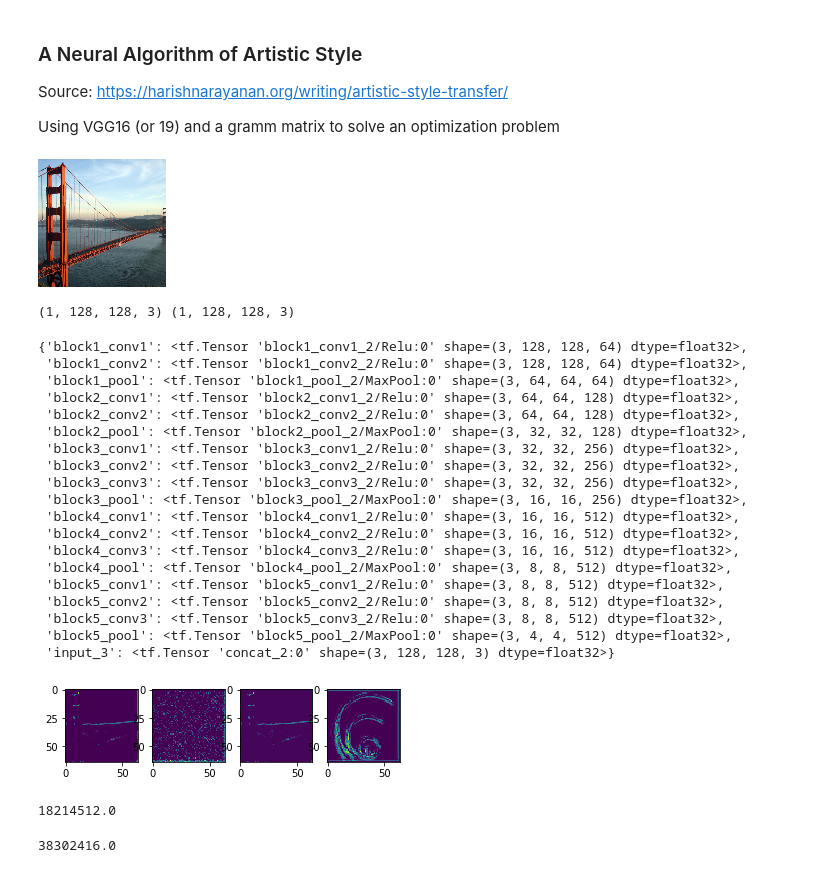
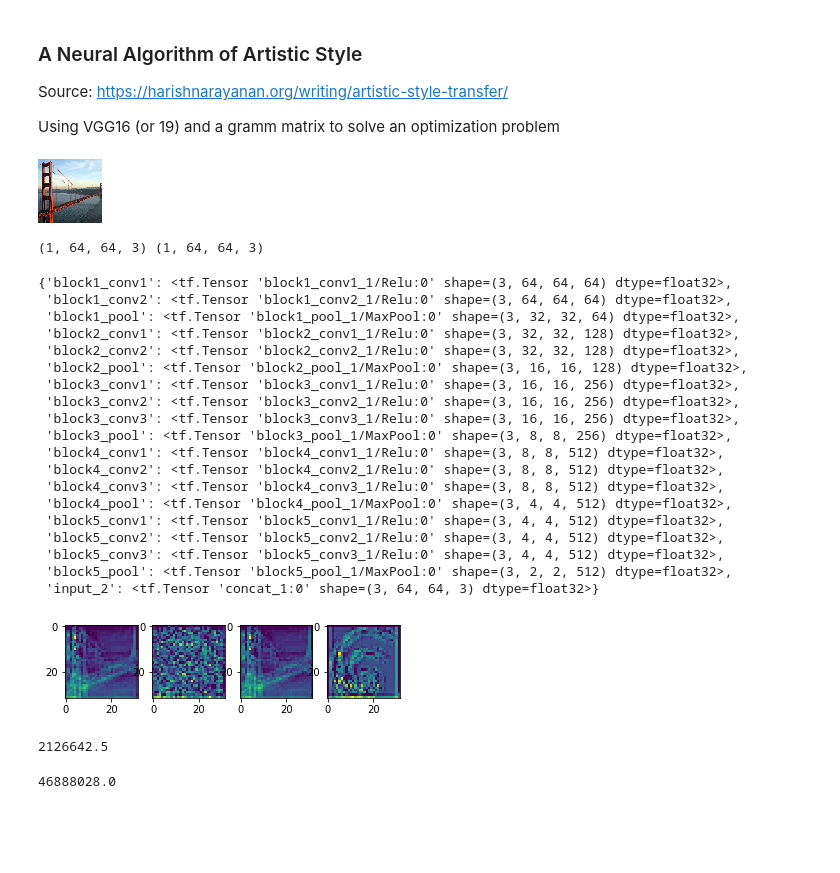
Before and after one commit to mariaicarrasco/style_transfer_2018, a Jupyter notebook: Style transfer methods - copia.ipynb, the cells around one changed output. Saved outputs shown, nothing was run; the diff lists cells and outputs as text; code cells hidden in the pictures; blank space fills up the shorter version.

```diff
--- a/Style transfer methods - copia.ipynb
+++ b/Style transfer methods - copia.ipynb
@@ -13,14 +13,14 @@ from PIL import Image
 import matplotlib.pyplot as plt
 %matplotlib inline
 # %%
-image_size = 128
+image_size = 64
 images_path = "E:/UdeC/S1 2018/ML/Style Transfer"
 # Load a content image
 content_image = Image.open(images_path+"/content_images/05.jpg").resize((image_size, image_size))
 style_image = Image.open(images_path+"/style_images/09.jpg").resize((image_size, image_size))
 content_image # Resize just to see it at a smaller size
 # %% [output]
-[figure, old version]
+[figure, new version]
 # %%
 # Transforming into numeric information
 content_array = np.asarray(content_image, dtype='float32')
@@ -43,7 +43,7 @@ style_array = style_array[:,:,:,::-1]
 
 print(content_array.shape, style_array.shape)
 # %% [output]
-(1, 128, 128, 3) (1, 128, 128, 3)
+(1, 64, 64, 3) (1, 64, 64, 3)
 # %%
 #Defining our loss functions
 def content_loss(content, combination):
@@ -75,25 +75,25 @@ vgg = tf.keras.applications.VGG16(include_top = False, weights = "imagenet", inp
 layers = dict([(layer.name, layer.output) for layer in vgg.layers])
 layers
 # %% [output]
-{'block1_conv1': <tf.Tensor 'block1_conv1_2/Relu:0' shape=(3, 128, 128, 64) dtype=float32>,
- 'block1_conv2': <tf.Tensor 'block1_conv2_2/Relu:0' shape=(3, 128, 128, 64) dtype=float32>,
- 'block1_pool': <tf.Tensor 'block1_pool_2/MaxPool:0' shape=(3, 64, 64, 64) dtype=float32>,
- 'block2_conv1': <tf.Tensor 'block2_conv1_2/Relu:0' shape=(3, 64, 64, 128) dtype=float32>,
- 'block2_conv2': <tf.Tensor 'block2_conv2_2/Relu:0' shape=(3, 64, 64, 128) dtype=float32>,
- 'block2_pool': <tf.Tensor 'block2_pool_2/MaxPool:0' shape=(3, 32, 32, 128) dtype=float32>,
- 'block3_conv1': <tf.Tensor 'block3_conv1_2/Relu:0' shape=(3, 32, 32, 256) dtype=float32>,
- 'block3_conv2': <tf.Tensor 'block3_conv2_2/Relu:0' shape=(3, 32, 32, 256) dtype=float32>,
- 'block3_conv3': <tf.Tensor 'block3_conv3_2/Relu:0' shape=(3, 32, 32, 256) dtype=float32>,
- 'block3_pool': <tf.Tensor 'block3_pool_2/MaxPool:0' shape=(3, 16, 16, 256) dtype=float32>,
- 'block4_conv1': <tf.Tensor 'block4_conv1_2/Relu:0' shape=(3, 16, 16, 512) dtype=float32>,
- 'block4_conv2': <tf.Tensor 'block4_conv2_2/Relu:0' shape=(3, 16, 16, 512) dtype=float32>,
- 'block4_conv3': <tf.Tensor 'block4_conv3_2/Relu:0' shape=(3, 16, 16, 512) dtype=float32>,
- 'block4_pool': <tf.Tensor 'block4_pool_2/MaxPool:0' shape=(3, 8, 8, 512) dtype=float32>,
- 'block5_conv1': <tf.Tensor 'block5_conv1_2/Relu:0' shape=(3, 8, 8, 512) dtype=float32>,
- 'block5_conv2': <tf.Tensor 'block5_conv2_2/Relu:0' shape=(3, 8, 8, 512) dtype=float32>,
- 'block5_conv3': <tf.Tensor 'block5_conv3_2/Relu:0' shape=(3, 8, 8, 512) dtype=float32>,
- 'block5_pool': <tf.Tensor 'block5_pool_2/MaxPool:0' shape=(3, 4, 4, 512) dtype=float32>,
- 'input_3': <tf.Tensor 'concat_2:0' shape=(3, 128, 128, 3) dtype=float32>}
+{'block1_conv1': <tf.Tensor 'block1_conv1_1/Relu:0' shape=(3, 64, 64, 64) dtype=float32>,
+ 'block1_conv2': <tf.Tensor 'block1_conv2_1/Relu:0' shape=(3, 64, 64, 64) dtype=float32>,
+ 'block1_pool': <tf.Tensor 'block1_pool_1/MaxPool:0' shape=(3, 32, 32, 64) dtype=float32>,
+ 'block2_conv1': <tf.Tensor 'block2_conv1_1/Relu:0' shape=(3, 32, 32, 128) dtype=float32>,
+ 'block2_conv2': <tf.Tensor 'block2_conv2_1/Relu:0' shape=(3, 32, 32, 128) dtype=float32>,
+ 'block2_pool': <tf.Tensor 'block2_pool_1/MaxPool:0' shape=(3, 16, 16, 128) dtype=float32>,
+ 'block3_conv1': <tf.Tensor 'block3_conv1_1/Relu:0' shape=(3, 16, 16, 256) dtype=float32>,
+ 'block3_conv2': <tf.Tensor 'block3_conv2_1/Relu:0' shape=(3, 16, 16, 256) dtype=float32>,
+ 'block3_conv3': <tf.Tensor 'block3_conv3_1/Relu:0' shape=(3, 16, 16, 256) dtype=float32>,
+ 'block3_pool': <tf.Tensor 'block3_pool_1/MaxPool:0' shape=(3, 8, 8, 256) dtype=float32>,
+ 'block4_conv1': <tf.Tensor 'block4_conv1_1/Relu:0' shape=(3, 8, 8, 512) dtype=float32>,
+ 'block4_conv2': <tf.Tensor 'block4_conv2_1/Relu:0' shape=(3, 8, 8, 512) dtype=float32>,
+ 'block4_conv3': <tf.Tensor 'block4_conv3_1/Relu:0' shape=(3, 8, 8, 512) dtype=float32>,
+ 'block4_pool': <tf.Tensor 'block4_pool_1/MaxPool:0' shape=(3, 4, 4, 512) dtype=float32>,
+ 'block5_conv1': <tf.Tensor 'block5_conv1_1/Relu:0' shape=(3, 4, 4, 512) dtype=float32>,
+ 'block5_conv2': <tf.Tensor 'block5_conv2_1/Relu:0' shape=(3, 4, 4, 512) dtype=float32>,
+ 'block5_conv3': <tf.Tensor 'block5_conv3_1/Relu:0' shape=(3, 4, 4, 512) dtype=float32>,
+ 'block5_pool': <tf.Tensor 'block5_pool_1/MaxPool:0' shape=(3, 2, 2, 512) dtype=float32>,
+ 'input_2': <tf.Tensor 'concat_1:0' shape=(3, 64, 64, 3) dtype=float32>}
 # %%
 # Continue with the graph
 content_weight = 0.025*20
@@ -118,26 +118,26 @@ loss = loss + total_variation_weight * total_variation_loss(combination_image)
 # %%
 with tf.Session() as sess:
     sess.run(tf.global_variables_initializer())
     plt.subplot(1,4,1)
     plt.imshow(layers[content_reference_layer][0,:,:,40].eval())
     plt.subplot(1,4,2)
     plt.imshow(layers[content_reference_layer][2,:,:,40].eval())
     plt.subplot(1,4,3)
     plt.imshow(layers[content_reference_layer][0,:,:,40].eval()-layers[content_reference_layer][2,:,:,40].eval())
     plt.subplot(1,4,4)
-    plt.imshow(layers[content_reference_layer][1,:,:,50].eval())
+    plt.imshow(layers[content_reference_layer][1,:,:,40].eval())
     plt.show()
     print(content_loss(layers[content_reference_layer][0,:,:,:].eval(), layers[content_reference_layer][2,:,:,:].eval()).eval())
 # %% [output]
-[figure, old version]
+[figure, new version]
-18214512.0
+2126642.5
 # %%
 with tf.Session() as sess:
     sess.run(tf.global_variables_initializer())
     style_feature_layers = layers["block1_conv2"]
     print(style_loss(style_feature_layers[1,:,:,:], style_feature_layers[2,:,:,:]).eval())
 # %% [output]
-38302416.0
+46888028.0
 # %%
 
 # Training
```
Also changed, not shown: parts of 3 cells of this notebook.
